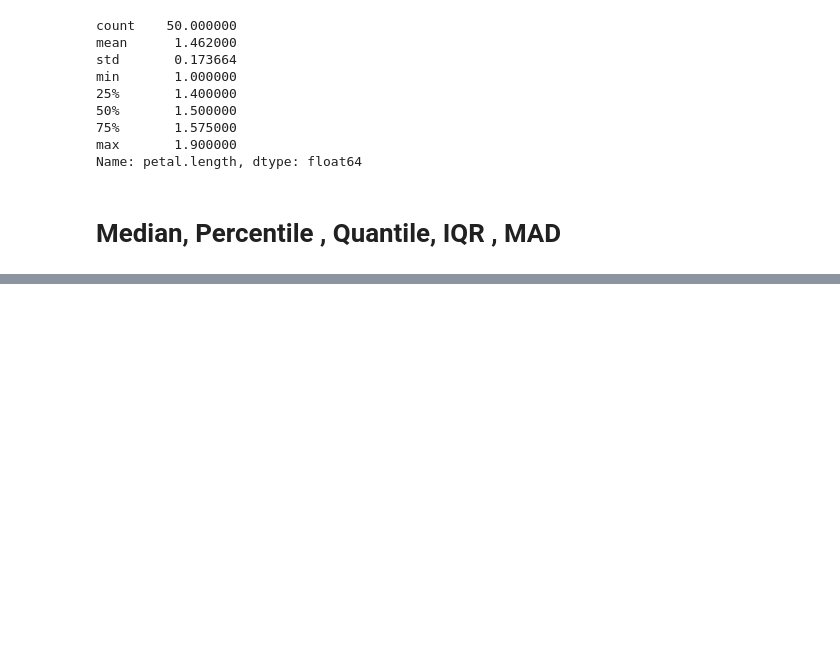
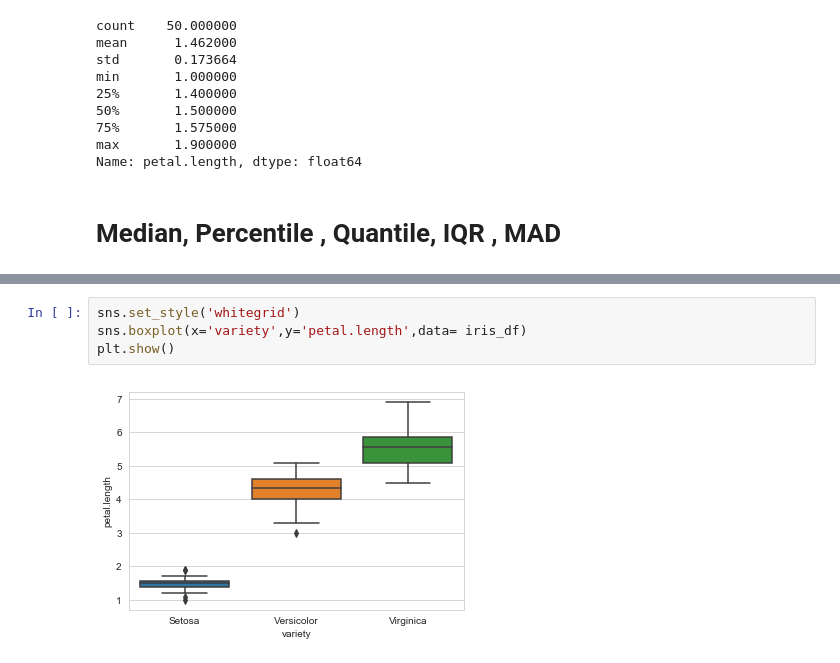
Before and after one commit to KRBhavaniSankar/Bigdata-Analytics, a Jupyter notebook: Python/EDA/Seaborn/Histograms/mean_variance_std_dev.ipynb, the cells around one changed output, grey strips where cells are left out. Drawn from its saved outputs; the diff is of its cells as text; blank space fills up the shorter version.

Commit message:
mean,mode, variance, std, IQR,percentiles,box-whisker, violin plots using seaborn on IRIS dataset.

```diff
--- a/Python/EDA/Seaborn/Histograms/mean_variance_std_dev.ipynb
+++ b/Python/EDA/Seaborn/Histograms/mean_variance_std_dev.ipynb
@@ -79,0 +115,6 @@ median after outlier is : 1.5
+# %%
+sns.set_style('whitegrid')
+sns.boxplot(x='variety',y='petal.length',data= iris_df)
+plt.show()
+# %% [output]
+[figure, added]
```
Also changed, not shown: parts of 6 cells of this notebook.
